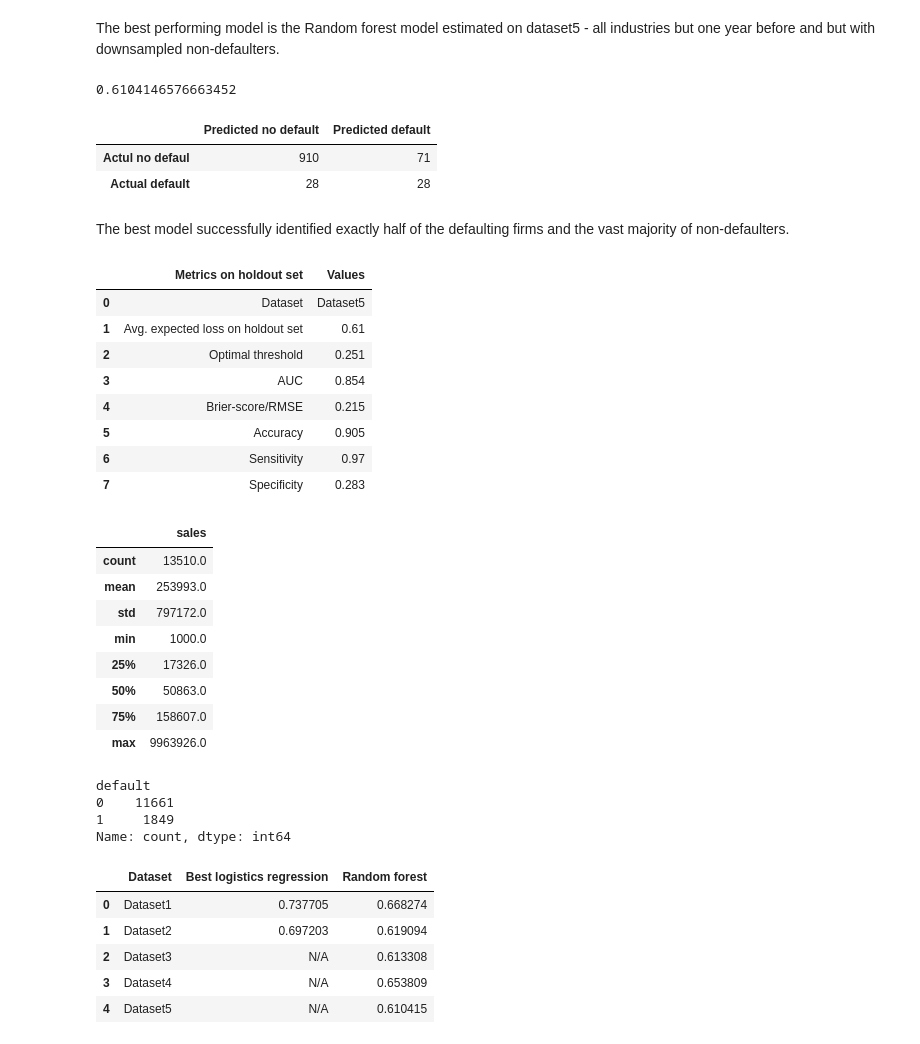
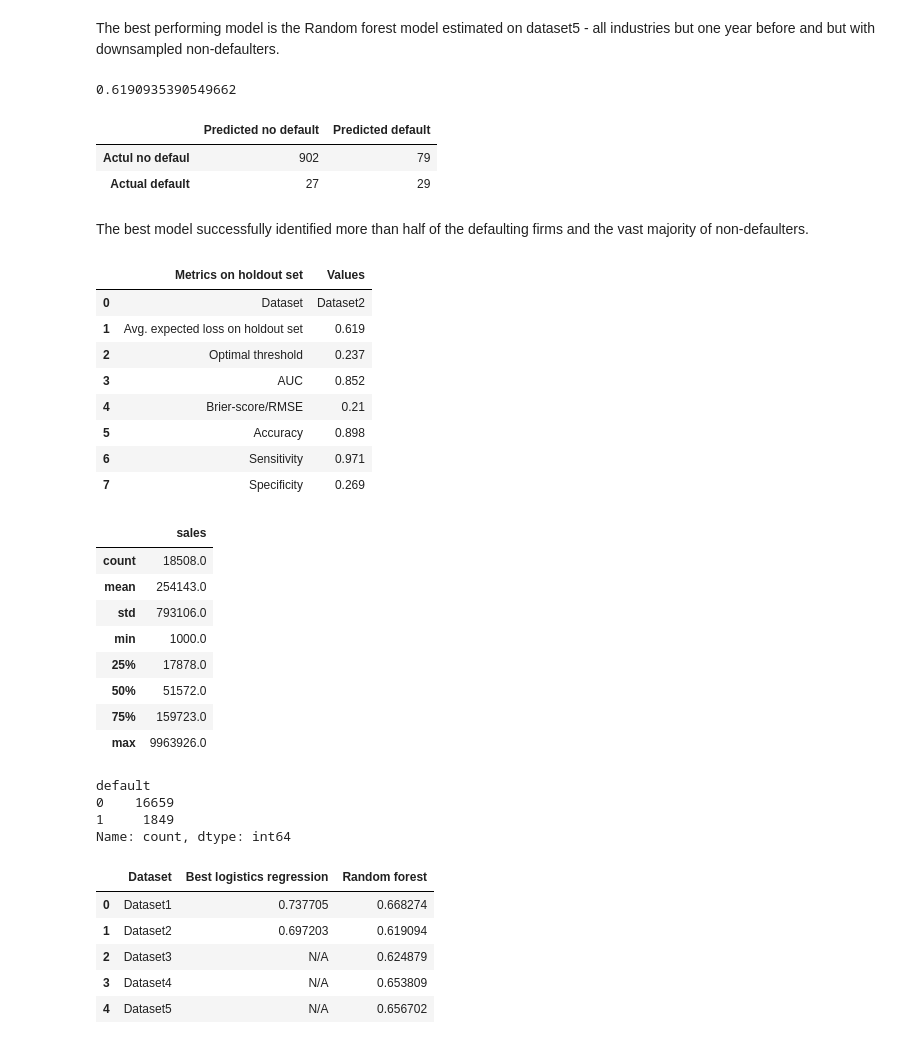
Before and after one commit to balint-thaler/DA3-Assingment-3, a Jupyter notebook: Assignment3.ipynb, the cells around one changed output. Cells and saved outputs as stored; diff of their text form; code cells hidden in the pictures.

```diff
--- a/Assignment3.ipynb
+++ b/Assignment3.ipynb
@@ -2078,6 +2081,3 @@ best_thresholds
  0.13862613350701591,
  0.22173648589972125,
  0.08183407036719732]
-# %%
-best_thresholds.pop(0)
-expected_loss.pop(0)
@@ -2954,54 +2942,54 @@ We see a strong negative connection: for companies where the CEOs are less than
 # Summary
 # %% [markdown]
 The best performing model is the Random forest model estimated on dataset5 - all industries but one year before and but with downsampled non-defaulters.
-# %%
-expected_loss_holdout_rf5
-# %% [output]
-0.6104146576663452
+# %%
+expected_loss_holdout_rf2
+# %% [output]
+0.6190935390549662
 # %%
-cm8
+cm5
 # %% [output]
 |  | Predicted no default | Predicted default |
-| Actul no defaul | 910 | 71 |
-| Actual default | 28 | 28 |
+| Actul no defaul | 902 | 79 |
+| Actual default | 27 | 29 |
 # %% [markdown]
-The best model successfully identified exactly half of the defaulting firms and the vast majority of non-defaulters.
+The best model successfully identified more than half of the defaulting firms and the vast majority of non-defaulters.
 # %%
 best_model_metrics = pd.DataFrame({
     "Metrics on holdout set" : ["Dataset", "Avg. expected loss on holdout set" , "Optimal threshold",
                  "AUC", "Brier-score/RMSE", "Accuracy", "Sensitivity", "Specificity"],
-    "Values" : ["Dataset5", round(expected_loss_holdout_rf5, 3), round(best_thresholds_cv['rf_p'], 3), round(auc_rf, 3), round(rmse_rf, 3), round((cm8.iloc[0,0]+cm8.iloc[1,1])/len(holdout_data), 3),
-               round(cm8.iloc[0,0]/(cm8.iloc[0,0]+cm8.iloc[1,0]), 3), round(cm8.iloc[1,1]/(cm8.iloc[1,1]+cm8.iloc[0,1]), 3)]})
+    "Values" : ["Dataset2", round(expected_loss_holdout_rf2, 3), round(best_thresholds_cv['rf_p'], 3), 0.852, 0.21, round((cm5.iloc[0,0]+cm5.iloc[1,1])/len(holdout_data), 3),
+               round(cm5.iloc[0,0]/(cm5.iloc[0,0]+cm5.iloc[1,0]), 3), round(cm5.iloc[1,1]/(cm5.iloc[1,1]+cm5.iloc[0,1]), 3)]})
 
 best_model_metrics
 # %% [output]
 |  | Metrics on holdout set | Values |
-| 0 | Dataset | Dataset5 |
-| 1 | Avg. expected loss on holdout set | 0.61 |
-| 2 | Optimal threshold | 0.251 |
-| 3 | AUC | 0.854 |
-| 4 | Brier-score/RMSE | 0.215 |
-| 5 | Accuracy | 0.905 |
-| 6 | Sensitivity | 0.97 |
-| 7 | Specificity | 0.283 |
+| 0 | Dataset | Dataset2 |
+| 1 | Avg. expected loss on holdout set | 0.619 |
+| 2 | Optimal threshold | 0.237 |
+| 3 | AUC | 0.852 |
+| 4 | Brier-score/RMSE | 0.21 |
+| 5 | Accuracy | 0.898 |
+| 6 | Sensitivity | 0.971 |
+| 7 | Specificity | 0.269 |
 # %%
-training_data_sales = pd.DataFrame(round(data5.sales.describe(), 0))
+training_data_sales = pd.DataFrame(round(data2.sales.describe(), 0))
 training_data_sales
 # %% [output]
 |  | sales |
-| count | 13510.0 |
-| mean | 253993.0 |
-| std | 797172.0 |
+| count | 18508.0 |
+| mean | 254143.0 |
+| std | 793106.0 |
 | min | 1000.0 |
-| 25% | 17326.0 |
-| 50% | 50863.0 |
-| 75% | 158607.0 |
+| 25% | 17878.0 |
+| 50% | 51572.0 |
+| 75% | 159723.0 |
 | max | 9963926.0 |
 # %%
-data5.default.value_counts()
+data2.default.value_counts()
 # %% [output]
 default
-0    11661
+0    16659
 1     1849
 Name: count, dtype: int64
 # %%
@@ -3015,6 +3003,6 @@ expected_losses
 |  | Dataset | Best logistics regression | Random forest |
 | 0 | Dataset1 | 0.737705 | 0.668274 |
 | 1 | Dataset2 | 0.697203 | 0.619094 |
-| 2 | Dataset3 | N/A | 0.613308 |
+| 2 | Dataset3 | N/A | 0.624879 |
 | 3 | Dataset4 | N/A | 0.653809 |
-| 4 | Dataset5 | N/A | 0.610415 |
+| 4 | Dataset5 | N/A | 0.656702 |
```
Also changed, not shown: parts of 37 cells of this notebook.
